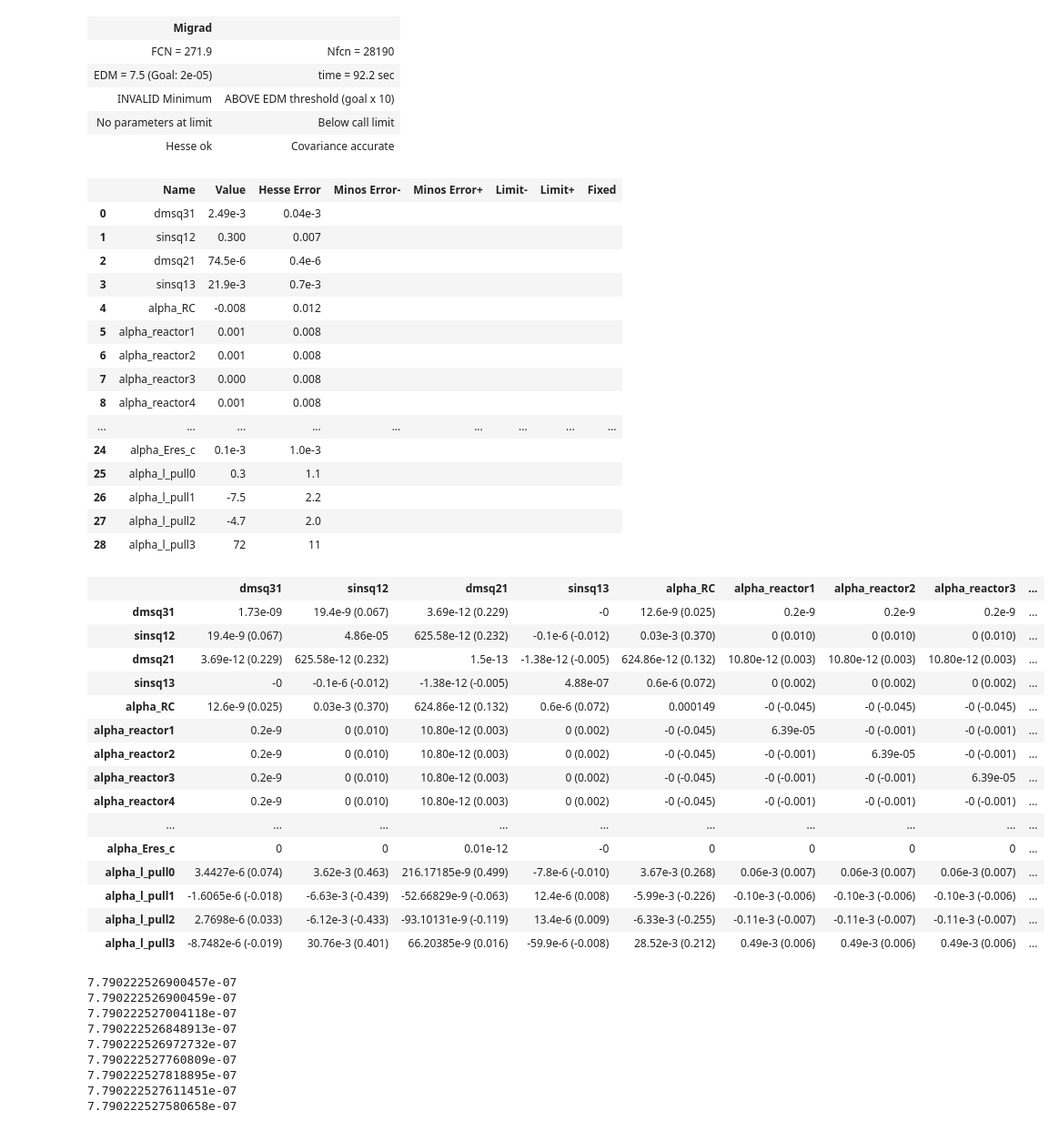
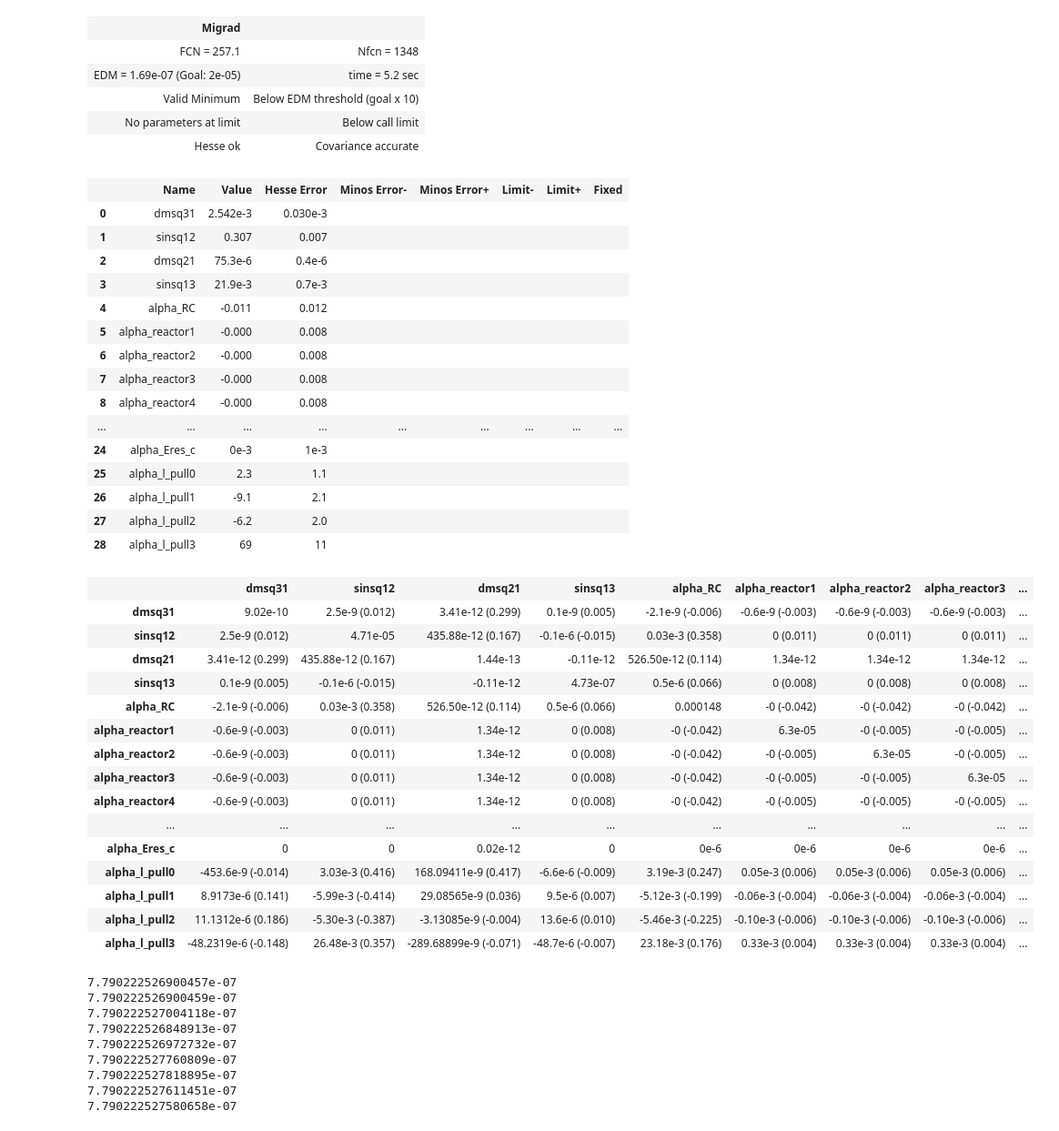
Before and after one commit to xue-525/reactor-neutrino-fitter, a Jupyter notebook: fitter/jingqin_SGD.ipynb, the cells around one changed output. Shown at 91% size. Cells and saved outputs as stored; diff of their text form; code cells hidden in the pictures.

```diff
--- a/fitter/jingqin_SGD.ipynb
+++ b/fitter/jingqin_SGD.ipynb
@@ -13,7 +13,7 @@ initial_cpu = process.cpu_times()
 gseed = 50  # 0 for Asimov >0 for toy
 year = 50/365.25 # 1年统计量
 # gcfg.use_poisson = True  # 是否使用泊松分布
-
+gcfg.monitoring = False
 junosyst = Fitter(year,
         n_E_nu_bins=5600,  # 默认对应0.002 MeV步长 (13.0-1.8)/5600≈0.002
         n_E_dep_bins=5600,  # 默认对应0.002 MeV步长 (12.0-0.8)/5600≈0.002
@@ -37,41 +49,41 @@ sinsq13:  0.0219
 | Migrad |  |
-| FCN = 271.9 | Nfcn = 28190 |
-| EDM = 7.5 (Goal: 2e-05) | time = 92.2 sec |
-| INVALID Minimum | ABOVE EDM threshold (goal x 10) |
+| FCN = 257.1 | Nfcn = 1348 |
+| EDM = 1.69e-07 (Goal: 2e-05) | time = 5.2 sec |
+| Valid Minimum | Below EDM threshold (goal x 10) |
 | No parameters at limit | Below call limit |
 | Hesse ok | Covariance accurate |
 |  | Name | Value | Hesse Error | Minos Error- | Minos Error+ | Limit- | Limit+ | Fixed |
-| 0 | dmsq31 | 2.49e-3 | 0.04e-3 |  |  |  |  |  |
-| 1 | sinsq12 | 0.300 | 0.007 |  |  |  |  |  |
-| 2 | dmsq21 | 74.5e-6 | 0.4e-6 |  |  |  |  |  |
+| 0 | dmsq31 | 2.542e-3 | 0.030e-3 |  |  |  |  |  |
+| 1 | sinsq12 | 0.307 | 0.007 |  |  |  |  |  |
+| 2 | dmsq21 | 75.3e-6 | 0.4e-6 |  |  |  |  |  |
 | 3 | sinsq13 | 21.9e-3 | 0.7e-3 |  |  |  |  |  |
-| 4 | alpha_RC | -0.008 | 0.012 |  |  |  |  |  |
-| 5 | alpha_reactor1 | 0.001 | 0.008 |  |  |  |  |  |
-| 6 | alpha_reactor2 | 0.001 | 0.008 |  |  |  |  |  |
-| 7 | alpha_reactor3 | 0.000 | 0.008 |  |  |  |  |  |
-| 8 | alpha_reactor4 | 0.001 | 0.008 |  |  |  |  |  |
+| 4 | alpha_RC | -0.011 | 0.012 |  |  |  |  |  |
+| 5 | alpha_reactor1 | -0.000 | 0.008 |  |  |  |  |  |
+| 6 | alpha_reactor2 | -0.000 | 0.008 |  |  |  |  |  |
+| 7 | alpha_reactor3 | -0.000 | 0.008 |  |  |  |  |  |
+| 8 | alpha_reactor4 | -0.000 | 0.008 |  |  |  |  |  |
 | ... | ... | ... | ... | ... | ... | ... | ... | ... |
-| 24 | alpha_Eres_c | 0.1e-3 | 1.0e-3 |  |  |  |  |  |
-| 25 | alpha_l_pull0 | 0.3 | 1.1 |  |  |  |  |  |
-| 26 | alpha_l_pull1 | -7.5 | 2.2 |  |  |  |  |  |
-| 27 | alpha_l_pull2 | -4.7 | 2.0 |  |  |  |  |  |
-| 28 | alpha_l_pull3 | 72 | 11 |  |  |  |  |  |
+| 24 | alpha_Eres_c | 0e-3 | 1e-3 |  |  |  |  |  |
+| 25 | alpha_l_pull0 | 2.3 | 1.1 |  |  |  |  |  |
+| 26 | alpha_l_pull1 | -9.1 | 2.1 |  |  |  |  |  |
+| 27 | alpha_l_pull2 | -6.2 | 2.0 |  |  |  |  |  |
+| 28 | alpha_l_pull3 | 69 | 11 |  |  |  |  |  |
 |  | dmsq31 | sinsq12 | dmsq21 | sinsq13 | alpha_RC | alpha_reactor1 | alpha_reactor2 | alpha_reactor3 | ... |
-| dmsq31 | 1.73e-09 | 19.4e-9 (0.067) | 3.69e-12 (0.229) | -0 | 12.6e-9 (0.025) | 0.2e-9 | 0.2e-9 | 0.2e-9 | ... |
-| sinsq12 | 19.4e-9 (0.067) | 4.86e-05 | 625.58e-12 (0.232) | -0.1e-6 (-0.012) | 0.03e-3 (0.370) | 0 (0.010) | 0 (0.010) | 0 (0.010) | ... |
-| dmsq21 | 3.69e-12 (0.229) | 625.58e-12 (0.232) | 1.5e-13 | -1.38e-12 (-0.005) | 624.86e-12 (0.132) | 10.80e-12 (0.003) | 10.80e-12 (0.003) | 10.80e-12 (0.003) | ... |
-| sinsq13 | -0 | -0.1e-6 (-0.012) | -1.38e-12 (-0.005) | 4.88e-07 | 0.6e-6 (0.072) | 0 (0.002) | 0 (0.002) | 0 (0.002) | ... |
-| alpha_RC | 12.6e-9 (0.025) | 0.03e-3 (0.370) | 624.86e-12 (0.132) | 0.6e-6 (0.072) | 0.000149 | -0 (-0.045) | -0 (-0.045) | -0 (-0.045) | ... |
-| alpha_reactor1 | 0.2e-9 | 0 (0.010) | 10.80e-12 (0.003) | 0 (0.002) | -0 (-0.045) | 6.39e-05 | -0 (-0.001) | -0 (-0.001) | ... |
-| alpha_reactor2 | 0.2e-9 | 0 (0.010) | 10.80e-12 (0.003) | 0 (0.002) | -0 (-0.045) | -0 (-0.001) | 6.39e-05 | -0 (-0.001) | ... |
-| alpha_reactor3 | 0.2e-9 | 0 (0.010) | 10.80e-12 (0.003) | 0 (0.002) | -0 (-0.045) | -0 (-0.001) | -0 (-0.001) | 6.39e-05 | ... |
-| alpha_reactor4 | 0.2e-9 | 0 (0.010) | 10.80e-12 (0.003) | 0 (0.002) | -0 (-0.045) | -0 (-0.001) | -0 (-0.001) | -0 (-0.001) | ... |
+| dmsq31 | 9.02e-10 | 2.5e-9 (0.012) | 3.41e-12 (0.299) | 0.1e-9 (0.005) | -2.1e-9 (-0.006) | -0.6e-9 (-0.003) | -0.6e-9 (-0.003) | -0.6e-9 (-0.003) | ... |
+| sinsq12 | 2.5e-9 (0.012) | 4.71e-05 | 435.88e-12 (0.167) | -0.1e-6 (-0.015) | 0.03e-3 (0.358) | 0 (0.011) | 0 (0.011) | 0 (0.011) | ... |
+| dmsq21 | 3.41e-12 (0.299) | 435.88e-12 (0.167) | 1.44e-13 | -0.11e-12 | 526.50e-12 (0.114) | 1.34e-12 | 1.34e-12 | 1.34e-12 | ... |
+| sinsq13 | 0.1e-9 (0.005) | -0.1e-6 (-0.015) | -0.11e-12 | 4.73e-07 | 0.5e-6 (0.066) | 0 (0.008) | 0 (0.008) | 0 (0.008) | ... |
+| alpha_RC | -2.1e-9 (-0.006) | 0.03e-3 (0.358) | 526.50e-12 (0.114) | 0.5e-6 (0.066) | 0.000148 | -0 (-0.042) | -0 (-0.042) | -0 (-0.042) | ... |
+| alpha_reactor1 | -0.6e-9 (-0.003) | 0 (0.011) | 1.34e-12 | 0 (0.008) | -0 (-0.042) | 6.3e-05 | -0 (-0.005) | -0 (-0.005) | ... |
+| alpha_reactor2 | -0.6e-9 (-0.003) | 0 (0.011) | 1.34e-12 | 0 (0.008) | -0 (-0.042) | -0 (-0.005) | 6.3e-05 | -0 (-0.005) | ... |
+| alpha_reactor3 | -0.6e-9 (-0.003) | 0 (0.011) | 1.34e-12 | 0 (0.008) | -0 (-0.042) | -0 (-0.005) | -0 (-0.005) | 6.3e-05 | ... |
+| alpha_reactor4 | -0.6e-9 (-0.003) | 0 (0.011) | 1.34e-12 | 0 (0.008) | -0 (-0.042) | -0 (-0.005) | -0 (-0.005) | -0 (-0.005) | ... |
 | ... | ... | ... | ... | ... | ... | ... | ... | ... | ... |
-| alpha_Eres_c | 0 | 0 | 0.01e-12 | -0 | 0 | 0 | 0 | 0 | ... |
-| alpha_l_pull0 | 3.4427e-6 (0.074) | 3.62e-3 (0.463) | 216.17185e-9 (0.499) | -7.8e-6 (-0.010) | 3.67e-3 (0.268) | 0.06e-3 (0.007) | 0.06e-3 (0.007) | 0.06e-3 (0.007) | ... |
-| alpha_l_pull1 | -1.6065e-6 (-0.018) | -6.63e-3 (-0.439) | -52.66829e-9 (-0.063) | 12.4e-6 (0.008) | -5.99e-3 (-0.226) | -0.10e-3 (-0.006) | -0.10e-3 (-0.006) | -0.10e-3 (-0.006) | ... |
-| alpha_l_pull2 | 2.7698e-6 (0.033) | -6.12e-3 (-0.433) | -93.10131e-9 (-0.119) | 13.4e-6 (0.009) | -6.33e-3 (-0.255) | -0.11e-3 (-0.007) | -0.11e-3 (-0.007) | -0.11e-3 (-0.007) | ... |
-| alpha_l_pull3 | -8.7482e-6 (-0.019) | 30.76e-3 (0.401) | 66.20385e-9 (0.016) | -59.9e-6 (-0.008) | 28.52e-3 (0.212) | 0.49e-3 (0.006) | 0.49e-3 (0.006) | 0.49e-3 (0.006) | ... |
+| alpha_Eres_c | 0 | 0 | 0.02e-12 | 0 | 0e-6 | 0e-6 | 0e-6 | 0e-6 | ... |
+| alpha_l_pull0 | -453.6e-9 (-0.014) | 3.03e-3 (0.416) | 168.09411e-9 (0.417) | -6.6e-6 (-0.009) | 3.19e-3 (0.247) | 0.05e-3 (0.006) | 0.05e-3 (0.006) | 0.05e-3 (0.006) | ... |
+| alpha_l_pull1 | 8.9173e-6 (0.141) | -5.99e-3 (-0.414) | 29.08565e-9 (0.036) | 9.5e-6 (0.007) | -5.12e-3 (-0.199) | -0.06e-3 (-0.004) | -0.06e-3 (-0.004) | -0.06e-3 (-0.004) | ... |
+| alpha_l_pull2 | 11.1312e-6 (0.186) | -5.30e-3 (-0.387) | -3.13085e-9 (-0.004) | 13.6e-6 (0.010) | -5.46e-3 (-0.225) | -0.10e-3 (-0.006) | -0.10e-3 (-0.006) | -0.10e-3 (-0.006) | ... |
+| alpha_l_pull3 | -48.2319e-6 (-0.148) | 26.48e-3 (0.357) | -289.68899e-9 (-0.071) | -48.7e-6 (-0.007) | 23.18e-3 (0.176) | 0.33e-3 (0.004) | 0.33e-3 (0.004) | 0.33e-3 (0.004) | ... |
 # %%
 print(m.values["alpha_reactor1"])
 print(m.values["alpha_reactor2"])
```
Also changed, not shown: parts of 1 cell of this notebook, 12 other files.
